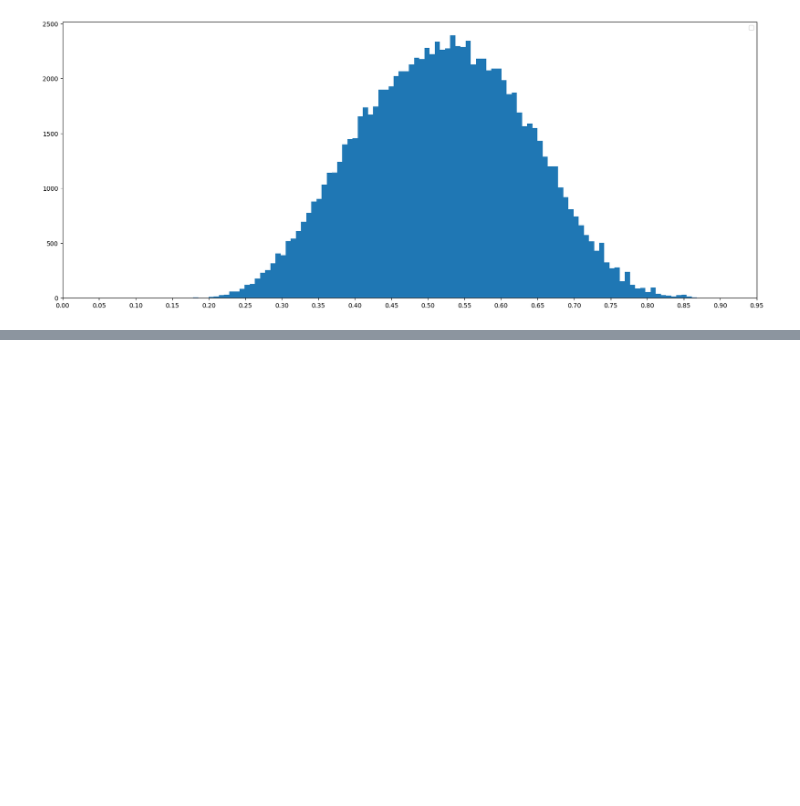
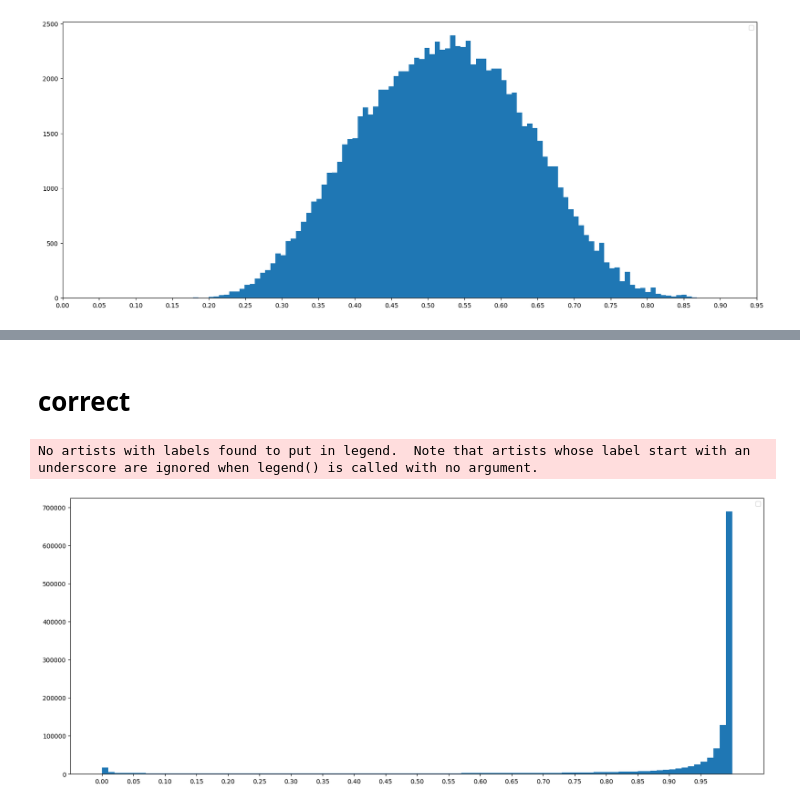
Before and after one commit to jiahaozhenbang/gector, a Jupyter notebook: utils/look_data.ipynb, the cells around one changed output, grey strips where cells are left out. Drawn from its saved outputs; the diff is of its cells as text; code cells hidden in the pictures; blank space fills up the shorter version.

```diff
--- a/utils/look_data.ipynb
+++ b/utils/look_data.ipynb
@@ -49,0 +123,3 @@ No artists with labels found to put in legend.  Note that artists whose label st
+# %%
+for i in range(10):
+    print(i, np.percentile(entropy_list, i))
@@ -49,0 +138,22 @@ No artists with labels found to put in legend.  Note that artists whose label st
+# %% [markdown]
+# correct
+# %%
+stage1_correct = '/home/ljh/GEC/gector/data/stage1.correct_probs.npz'
+correct_dict = dict(np.load(stage1_correct))
+# %%
+def get_quality(data, i):
+    if 'lengths' in data:
+        output = data['data'][i]
+        length = data['lengths'][i]
+        return output[:length]
+    else:
+        return data['arr_' + str(i)]
+correct = []
+for i in range(100000):
+    data = get_quality(correct_dict, i)
+    correct.extend(data)
+plt.figure(figsize=(20, 8))
+plot_data(correct)
+# %% [output]
+No artists with labels found to put in legend.  Note that artists whose label start with an underscore are ignored when legend() is called with no argument.
+[figure, added]
```
Also changed, not shown: parts of 8 cells of this notebook, 6 other files.
